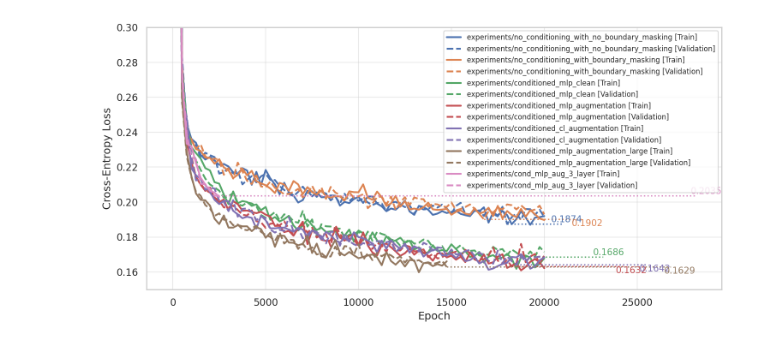
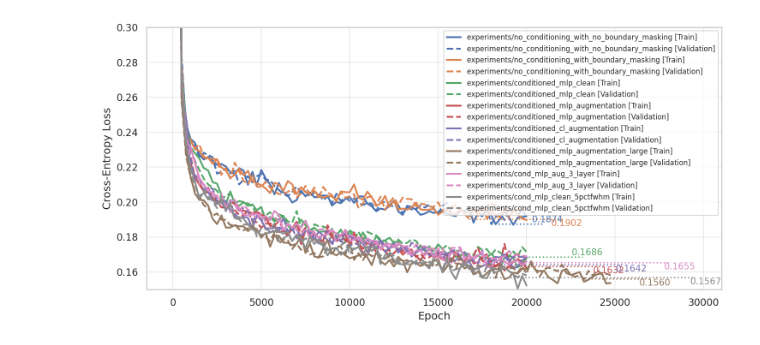
Before and after one commit to zhaohan-alan/decifier, a Jupyter notebook: notebooks/CE-Loss.ipynb, the cells around one changed output. Cells and saved outputs as stored; diff of their text form; code cells hidden in the pictures.

```diff
--- a/notebooks/CE-Loss.ipynb
+++ b/notebooks/CE-Loss.ipynb
@@ -1,28 +1,29 @@
 # %%
 from decifer.utility import (
     plot_loss_curves,
 )
 from glob import glob
 
 # ckpts = glob("../experiments/**/*.pt", recursive=True)
 
 ckpts = [
     "../experiments/no_conditioning_with_no_boundary_masking/ckpt.pt",
     "../experiments/no_conditioning_with_boundary_masking/ckpt.pt",
     "../experiments/conditioned_mlp_clean/ckpt.pt",
     "../experiments/conditioned_mlp_augmentation/ckpt.pt",
     "../experiments/conditioned_cl_augmentation/ckpt.pt",
     "../experiments/conditioned_mlp_augmentation_large/ckpt.pt",
     "../experiments/cond_mlp_aug_3_layer/ckpt.pt",
+    "../experiments/cond_mlp_clean_5pctfwhm/ckpt.pt",
 ]
 
 plot_loss_curves(
     ckpts,
     ylog = False,
     # xmax = 1000,
     ymin = 0.15,
     ymax = 0.3,
     figsize=(10,5),
 )
 # %% [output]
-[figure, old version]
+[figure, new version]
```
Also changed, not shown: 1 other file.
